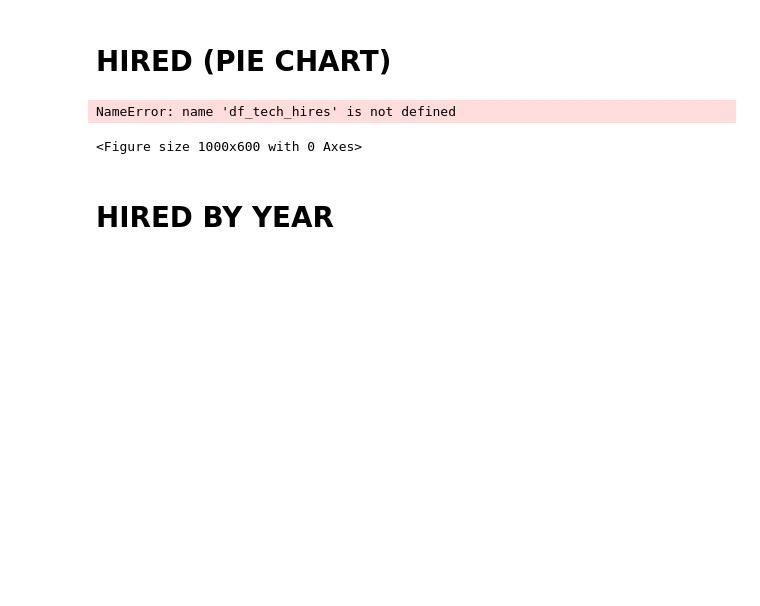
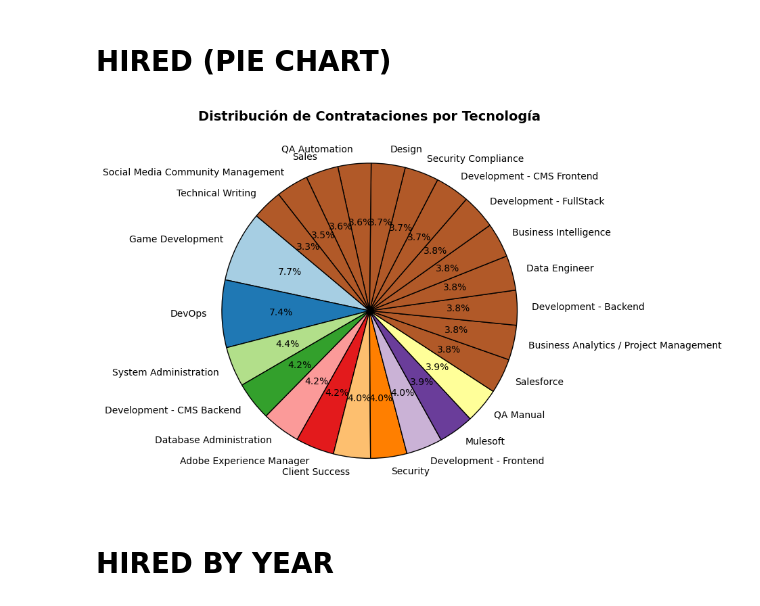
Before and after one commit to BayHarborBtchr/Data_engineer_workshop, a Jupyter notebook: notebook/workbook.ipynb, the cells around one changed output. Saved outputs shown, nothing was run; the diff lists cells and outputs as text; code cells hidden in the pictures; blank space fills up the shorter version.

```diff
--- a/notebook/workbook.ipynb
+++ b/notebook/workbook.ipynb
@@ -594,31 +594,43 @@ Tabla 'hired_candidates' creada exitosamente en PostgreSQL.
 # %% [markdown]
 # HIRED (PIE CHART)
 # %%
+import pandas as pd
 import matplotlib.pyplot as plt
+from sqlalchemy import create_engine
+
+# Consulta SQL para obtener las contrataciones por tecnología
+query_tech_hires = """
+SELECT technology, COUNT(*) AS num_hires
+FROM hired_candidates
+GROUP BY technology
+ORDER BY num_hires DESC;
+"""
+
+# Ejecutar la consulta y cargar los resultados en un DataFrame
+df_tech_hires = pd.read_sql(query_tech_hires, engine)
 
 # Crear el Gráfico de Pastel Estilizado
 plt.figure(figsize=(10, 6))
 
 # Colores personalizados
 colors = plt.cm.Paired(range(len(df_tech_hires)))
 
 # Crear el gráfico de pastel
 plt.pie(df_tech_hires['num_hires'], labels=df_tech_hires['technology'], autopct='%1.1f%%', startangle=140,
         colors=colors, wedgeprops={'edgecolor': 'black'}, textprops={'fontsize': 10})
 
 # Añadir un borde blanco alrededor de cada porción
 plt.gca().set_facecolor('white')
 
 # Añadir sombra para dar efecto 3D
 plt.gca().set_aspect('equal')  # Asegura que el gráfico de pastel sea circular
 plt.title('Distribución de Contrataciones por Tecnología', fontsize=14, fontweight='bold')
 plt.tight_layout()
 
 # Mostrar el gráfico
 plt.show()
 # %% [output]
-NameError: name 'df_tech_hires' is not defined
-<Figure size 1000x600 with 0 Axes>
+[figure, added]
 # %% [markdown]
 # HIRED BY YEAR
 # %%
```
Also changed, not shown: parts of 1 cell of this notebook.
